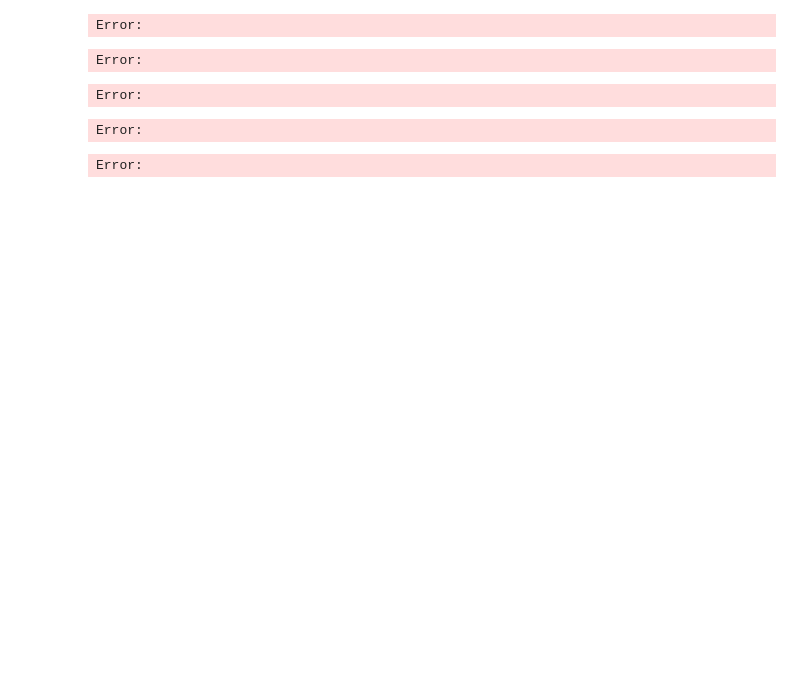
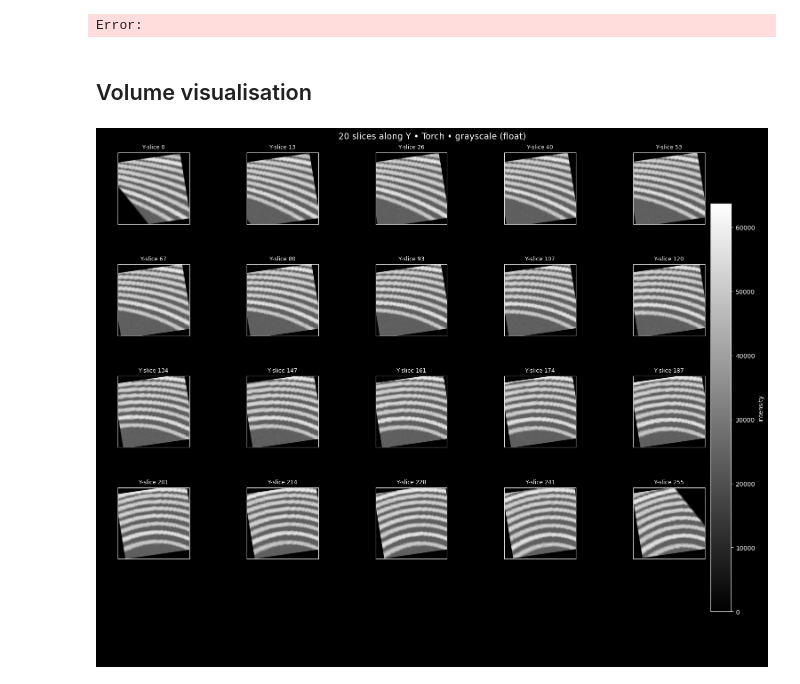
Before and after one commit to lcparker/synthetic-pages, a Jupyter notebook: notebooks/howto-generate-synthetic-pages.ipynb, the cells around one changed output. Drawn from its saved outputs; the diff is of its cells as text; code cells hidden in the pictures; blank space fills up the shorter version.

```diff
--- a/notebooks/howto-generate-synthetic-pages.ipynb
+++ b/notebooks/howto-generate-synthetic-pages.ipynb
@@ -2,14 +8,9 @@
 from synthetic_pages.datasets.synthetic_datamodule_cubes import SyntheticInstanceCubesDataset
 # %%
 dataset = SyntheticInstanceCubesDataset(
-    "../vast-scrolls/reference_volume.nrrd",
-    "../vast-scrolls/reference_labels.nrrd")
+    "../../vast-scrolls/reference_volume.nrrd",
+    "../../vast-scrolls/reference_labels.nrrd")
-# %% [output]
-Error:
-Error:
-Error:
 # %%
 batch = next(iter(dataset))
 # %% [output]
 Error:
-Error:
@@ -15,0 +140,7 @@ Error:
+# %% [markdown]
+## Volume visualisation
+# %%
+visualize_3d_array_samples(batch["vol"], slice_axis=1)
+plt.show()
+# %% [output]
+[figure, added]
```
Also changed, not shown: parts of 5 cells of this notebook.
